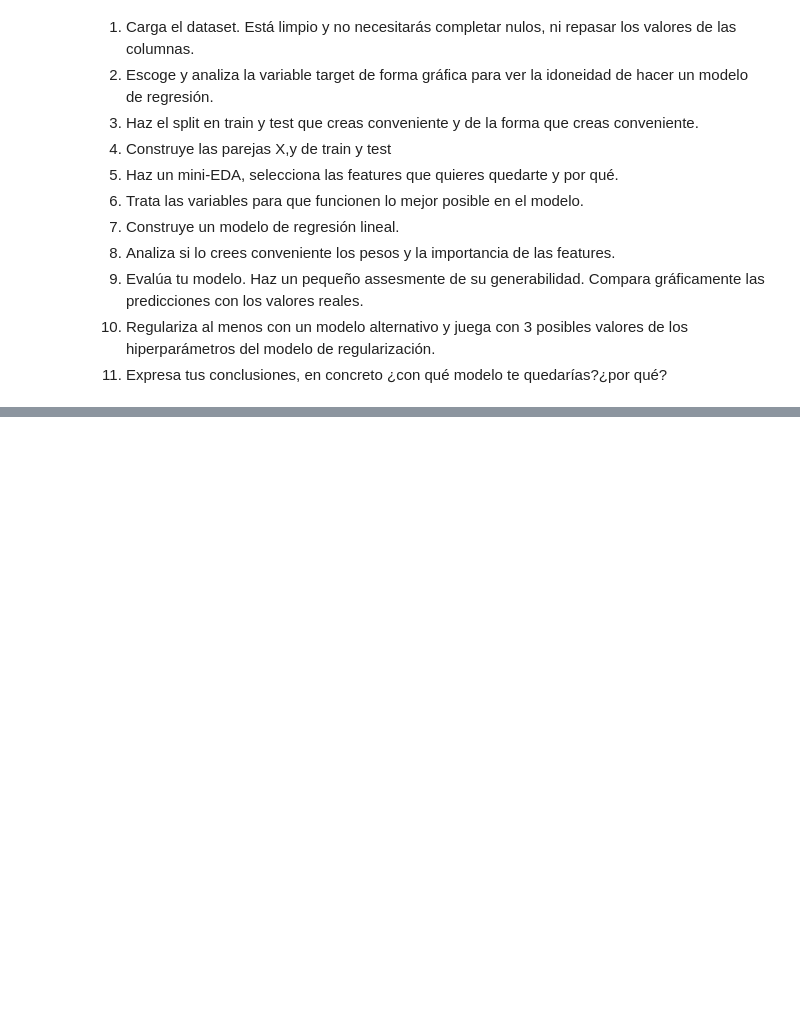
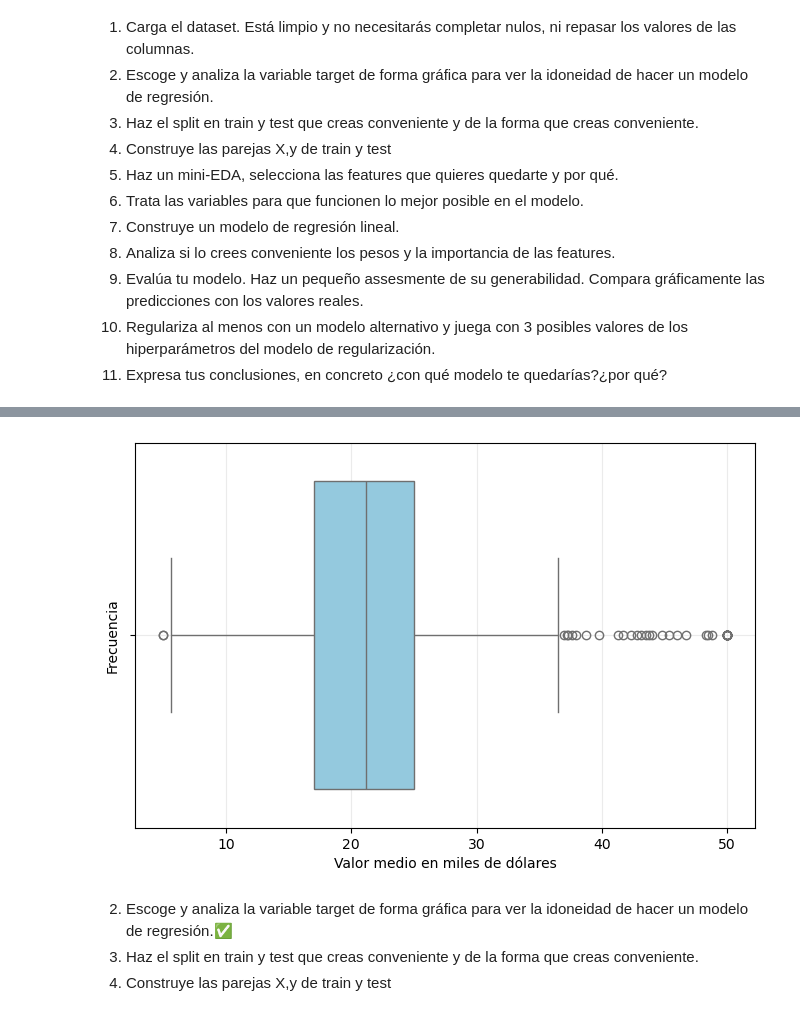
Before and after one commit to salvatorelodato/ONLINE_DS_THEBRIDGE_SL, a Jupyter notebook: Sprint_10/Unidad_01/Practica_Obligatoria/18_Practica_Obligatoria_Regresion_Lineal_y_Regularización_SL.ipynb, the cells around one changed output, grey strips where cells are left out. Saved outputs shown, nothing was run; the diff lists cells and outputs as text; code cells hidden in the pictures; blank space fills up the shorter version.

```diff
--- a/Sprint_10/Unidad_01/Practica_Obligatoria/18_Practica_Obligatoria_Regresion_Lineal_y_Regularización_SL.ipynb
+++ b/Sprint_10/Unidad_01/Practica_Obligatoria/18_Practica_Obligatoria_Regresion_Lineal_y_Regularización_SL.ipynb
@@ -72,0 +154,16 @@ dataset.head()
+# %%
+plt.figure(figsize = (8,5))
+sns.boxplot(x = df["MEDV"],
+            color = "skyblue")
+plt.xlabel("Valor medio en miles de dólares", )
+plt.ylabel("Frecuencia")
+plt.grid(alpha = 0.25)
+plt.show()
+
+#Efectivamente tenemos mas outliers de los esperados.
+# %% [output]
+[figure, added]
+# %% [markdown]
+2. Escoge y analiza la variable target de forma gráfica para ver la idoneidad de hacer un modelo de regresión.✅
+3. Haz el split en train y test que creas conveniente y de la forma que creas conveniente.
+4. Construye las parejas X,y de train y test
```
Also changed, not shown: parts of 29 cells of this notebook.
